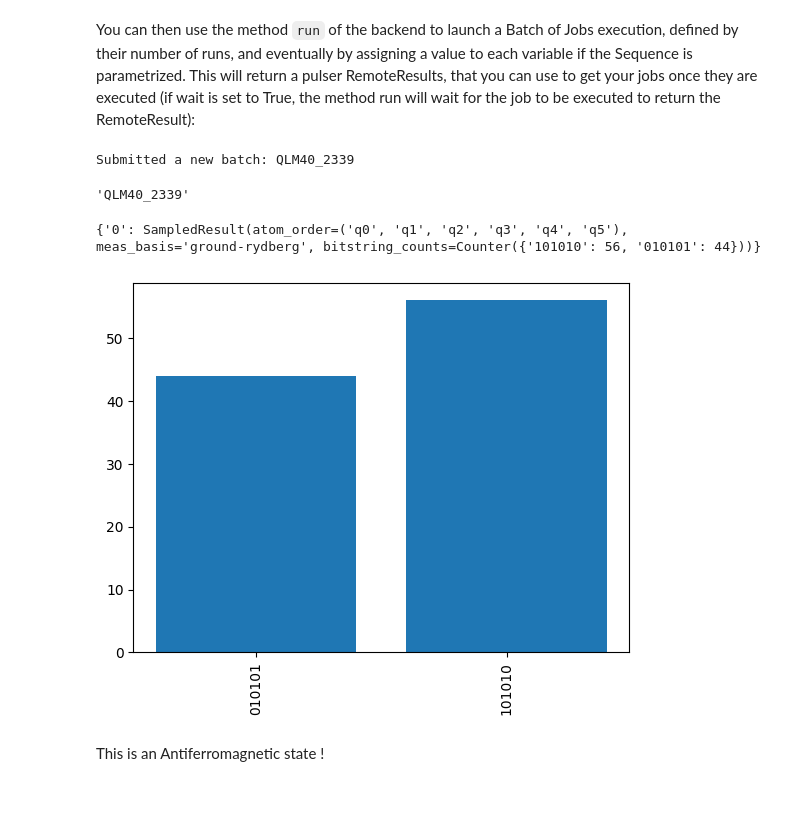
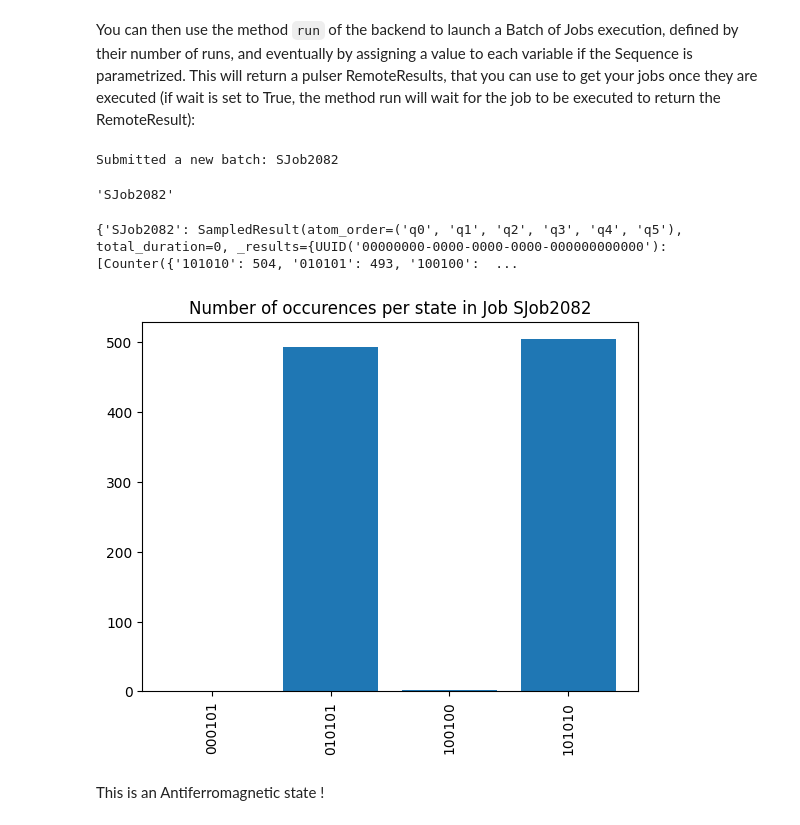
Before and after one commit to pasqal-io/Pulser-myQLM, a Jupyter notebook: tutorials/Submitting AFM state prep to QPU.ipynb, the cells around one changed output. Saved outputs shown, nothing was run; the diff lists cells and outputs as text; code cells hidden in the pictures; blank space fills up the shorter version.

```diff
--- a/tutorials/Submitting AFM state prep to QPU.ipynb
+++ b/tutorials/Submitting AFM state prep to QPU.ipynb
@@ -139,24 +139,26 @@ qpu = QPUBackend(seq, connection=conn)
 # %% [markdown]
 You can then use the method `run` of the backend to launch a Batch of Jobs execution, defined by their number of runs, and eventually by assigning a value to each variable if the Sequence is parametrized. This will return a pulser RemoteResults, that you can use to get your jobs once they are executed (if wait is set to True, the method run will wait for the job to be executed to return the RemoteResult):
 # %%
-result = qpu.run([JobParams(runs=100, variables=[])], wait=False)
+result = qpu.run([JobParams(runs=1000, variables=[])], wait=True)
 # %% [output]
-Submitted a new batch: QLM40_2339
+Submitted a new batch: SJob2082
 # %%
 result.batch_id
 # %% [output]
-'QLM40_2339'
+'SJob2082'
 # %%
 result.get_available_results()
 # %% [output]
-{'0': SampledResult(atom_order=('q0', 'q1', 'q2', 'q3', 'q4', 'q5'), meas_basis='ground-rydberg', bitstring_counts=Counter({'101010': 56, '010101': 44}))}
+{'SJob2082': SampledResult(atom_order=('q0', 'q1', 'q2', 'q3', 'q4', 'q5'), total_duration=0, _results={UUID('00000000-0000-0000-0000-000000000000'): [Counter({'101010': 504, '010101': 493, '100100':  ...
 # %%
-counter = list(result.get_available_results().values())[0].bitstring_counts
-plt.bar(list(counter.keys()), list(counter.values()))
-plt.xticks(rotation="vertical")
-plt.show()
+for job_id, sampled_res in result.get_available_results().items():
+    counter = sampled_res.bitstring_counts
+    plt.bar(list(counter.keys()), list(counter.values()))
+    plt.xticks(rotation="vertical")
+    plt.title(f"Number of occurences per state in Job {job_id}")
+    plt.show()
 # %% [output]
-[figure, old version]
+[figure, new version]
 # %% [markdown]
 This is an Antiferromagnetic state !
 # %% [markdown]
```
Also changed, not shown: parts of 6 cells of this notebook, 1 other file.
